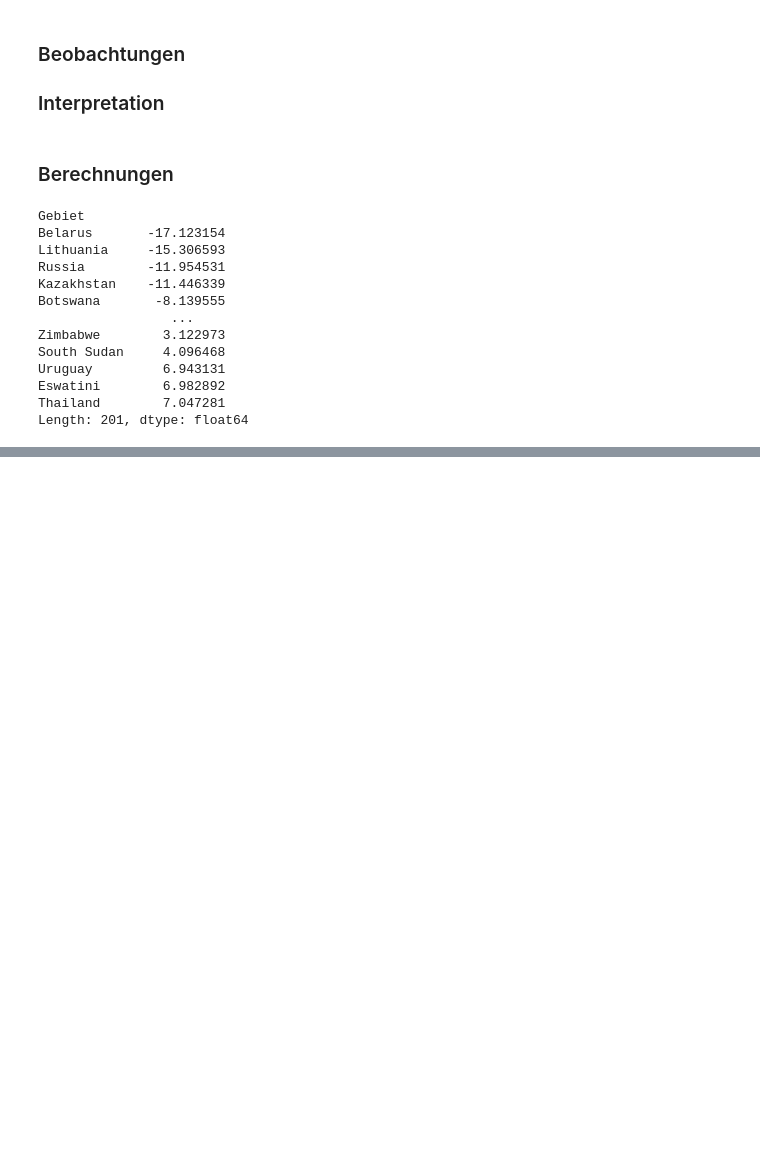
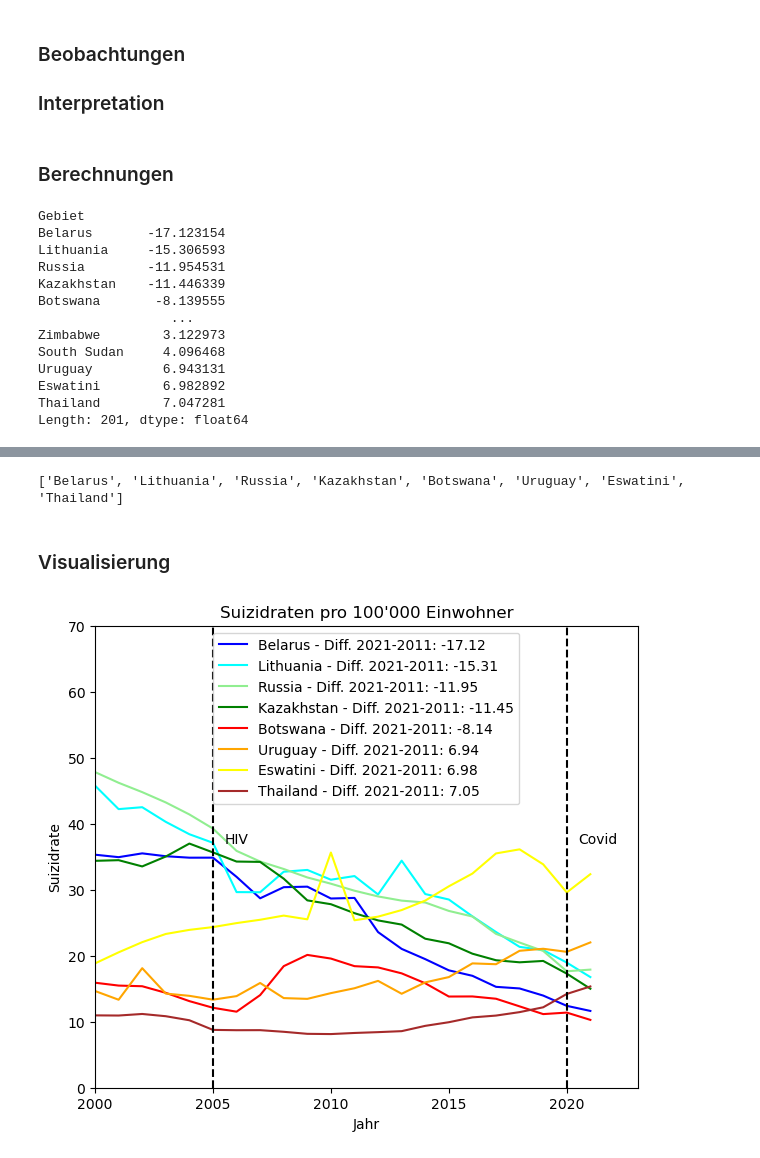
Before and after one commit to cardoali/BMLD-Python, a Jupyter notebook: Grundgerüst_Leistungsnachweis.ipynb, the cells around one changed output, grey strips where cells are left out. Cells and saved outputs as stored; diff of their text form; code cells hidden in the pictures; blank space fills up the shorter version.

```diff
--- a/Grundgerüst_Leistungsnachweis.ipynb
+++ b/Grundgerüst_Leistungsnachweis.ipynb
@@ -235,0 +236,36 @@ diffs[diff_sel].plot(kind='barh', title='Grösste und kleinste Differenzen der S
+# %%
+Gebiets_liste = diffs[diff_sel].index.tolist()  # Liste der Gebiete mit grössten und kleinsten Differenzen
+print(Gebiets_liste)
+# %% [output]
+['Belarus', 'Lithuania', 'Russia', 'Kazakhstan', 'Botswana', 'Uruguay', 'Eswatini', 'Thailand']
+# %% [markdown]
+### Visualisierung
+# %%
+color_dict = {
+    'Belarus': 'blue',
+    'Lithuania': 'cyan',
+    'Russia': 'lightgreen',
+    'Kazakhstan': 'green',
+    'Botswana': 'red',
+    'Uruguay': 'orange',
+    'Eswatini': 'yellow',
+    'Thailand': 'brown',
+}
+
+for gebiet in Gebiets_liste:
+    diff = diffs[gebiet]
+    g = df_pivot.loc[gebiet].plot(title="Suizidraten pro 100'000 Einwohner", xlabel='Jahr', ylabel=f'Suizidrate', legend=True,
+                                  label=f'{gebiet} - Diff. 2021-2011: {diff:.2f}', # für die Legende
+                                  xlim=[2000,2023], ylim=[0,70],   # x- und y-Achsen begrenzen
+                                  color=color_dict[gebiet],        # Farbe aus color_dict
+                                  figsize=(7,6))                   # Grösse des Plots
+
+# Covid Pandemie
+g.axvline(x=2020, color='black', linestyle='--')
+g.text(2020.5, 37, 'Covid')
+
+# HIV Pandemie
+g.axvline(x=2005, color='black', linestyle='--')
+g.text(2005.5, 37, 'HIV');
+# %% [output]
+[figure, added]
```
Also changed, not shown: parts of 1 cell of this notebook.
